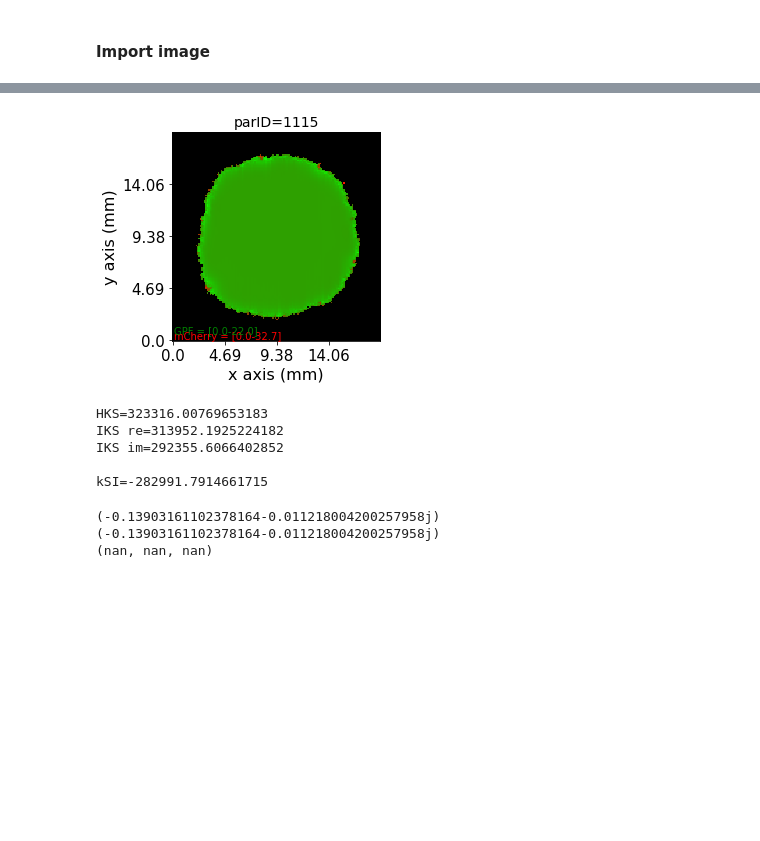
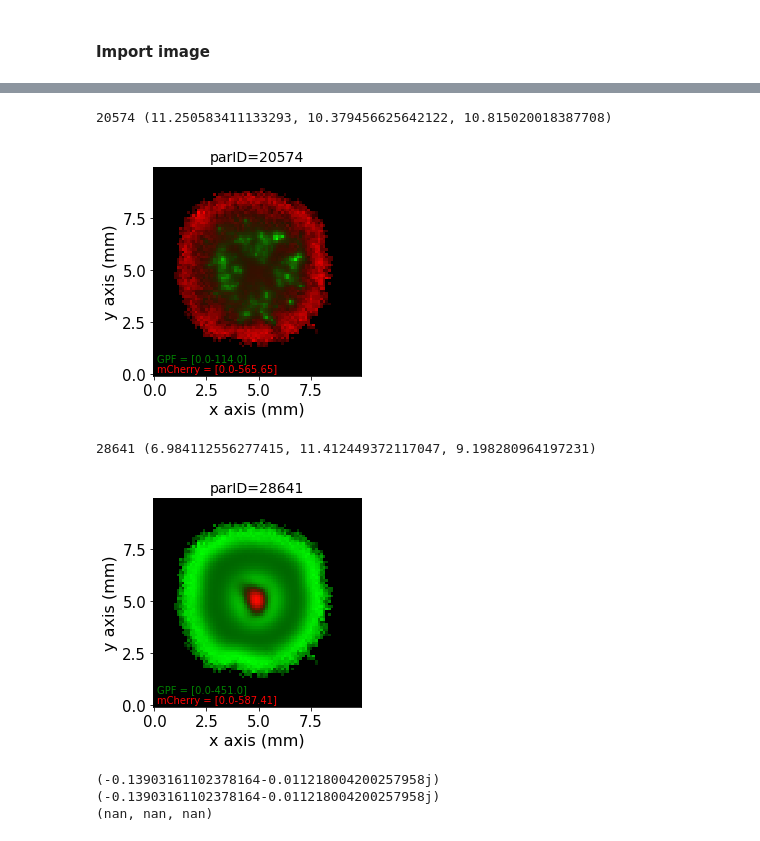
Before and after one commit to martinaoliver/modelling, a Jupyter notebook: 3954/numerical_confocal/code/entropy/image_fourierentropy.ipynb, the cells around one changed output, grey strips where cells are left out. Saved outputs shown, nothing was run; the diff lists cells and outputs as text; code cells hidden in the pictures; blank space fills up the shorter version.

```diff
--- a/3954/numerical_confocal/code/entropy/image_fourierentropy.ipynb
+++ b/3954/numerical_confocal/code/entropy/image_fourierentropy.ipynb
@@ -236,27 +159,42 @@ kSI=-256651.80315486877
-# %%
-parID = 1115
-
-filename = '2Dfinal_circuit2_variant5716gaussian_ca_nodeAdeleID%s_L10_J150_T120_N1200.pkl'%parID
-results_path = modelling_home + '/3954/numerical_confocal/results/simulation/1M_colony_ca/2D/full_circuit_newCN/'
-i, a,b = entropy_fourier(parID,filename,results_path,show_fig=True)
-HKS = np.sum([p*np.log2(p) for p in i[0] if p!=0])
-print('HKS=' + str(HKS))
-
-
-IKS_real = np.sum([p*np.log2(p) for p in a[0] if p!=0])
-print('IKS re=' + str(IKS_real))
-IKS_im = np.sum([p*np.log2(p) for p in b[0] if p!=0])
-print('IKS im=' + str(IKS_im))
-
-
-IKS_tot = IKS_real + IKS_im
-kSI = HKS -IKS_tot
-print()
-print('kSI=' + str(kSI))
-# %% [output]
-[figure, removed]
-HKS=323316.00769653183
-IKS re=313952.1925224182
-IKS im=292355.6066402852
-
-kSI=-282991.7914661715
+# %%
+results_path = modelling_ephemeral + '/3954/numerical_confocal/results/simulation/1M_colony_ca/2D/full_circuit'
+parID_list = [11428,4699,9740,16291,4781,20319,20230]
+entropy_dict = {}
+for parID in parID_list:
+    filename = '2Dfinal_circuit2_variant0_boundary1_ca_generalID%r_L8_J80_T120_N23880.pkl'%parID
+    entropy_dict[parID]=entropy(parID,filename,results_path)
+entropy_dict = sorted(entropy_dict.items(), key=lambda x: x[1][2],reverse=True)
+
+
+for keys,items in entropy_dict:
+    print (keys,items)
+    filename = '2Dfinal_circuit2_variant0_boundary1_ca_generalID%r_L8_J80_T120_N23880.pkl'%keys
+
+
+    plot(keys,filename,results_path)
+# %%
+# results_path = modelling_ephemeral + '/3954/numerical_confocal/results/simulation/1M_colony_ca/2D/full_circuit'
+results_path = modelling_home + '/3954/numerical_confocal/results/simulation/1M_colony_ca/2D'
+
+
+# parID_list = [11428,4699,9740,16291,4781,13482,20319,11141]
+parID_list = [28641,20574]
+
+entropy_dict = {}
+for parID in parID_list:
+    filename = '2Dfinal_circuit2_variant0_boundary1_ca_generalID%r_L8_J80_T120_N23880.pkl'%parID
+    entropy_dict[parID]=entropy(parID,filename,results_path)
+entropy_dict = sorted(entropy_dict.items(), key=lambda x: x[1][2],reverse=True)
+
+
+for keys,items in entropy_dict:
+    print (keys,items)
+    filename = '2Dfinal_circuit2_variant0_boundary1_ca_generalID%r_L8_J80_T120_N23880.pkl'%keys
+
+
+    plot(keys,filename,results_path)
+# %% [output]
+20574 (11.250583411133293, 10.379456625642122, 10.815020018387708)
+[figure, added]
+28641 (6.984112556277415, 11.412449372117047, 9.198280964197231)
+[figure, added]
```
Also changed, not shown: parts of 12 cells of this notebook, 4 other files.
